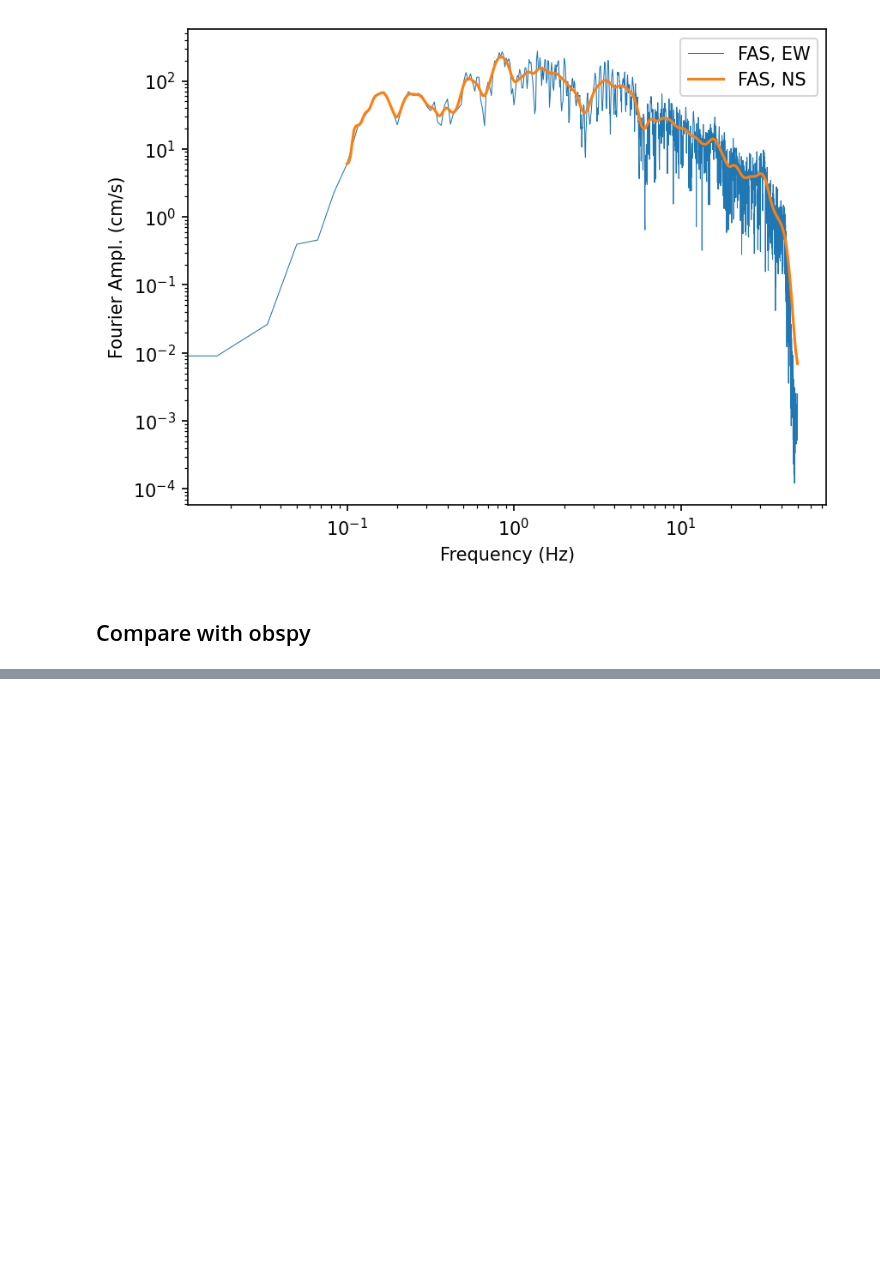
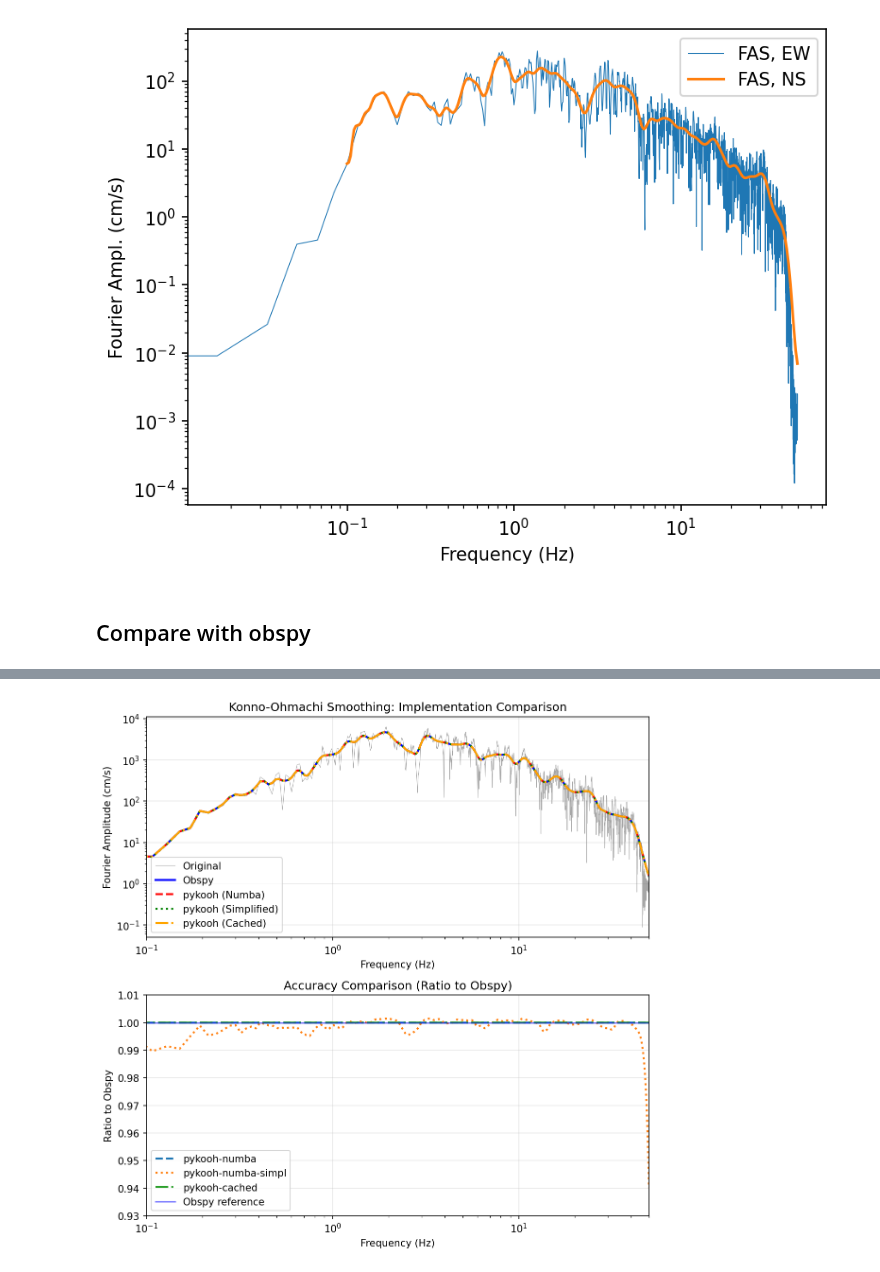
Before and after one commit to arkottke/pykooh, a Jupyter notebook: example.ipynb, the cells around one changed output, grey strips where cells are left out. Drawn from its saved outputs; the diff is of its cells as text; code cells hidden in the pictures; blank space fills up the shorter version.

```diff
--- a/example.ipynb
+++ b/example.ipynb
@@ -170,24 +152,12 @@ fa_raw = fa_raw.astype(np.float64)
 ## Compare with obspy
 # %%
 bw = 40
-
-cached = pykooh.CachedSmoother(freqs, freqs, bandwidth=bw, normalize=False)
-
+cached = pykooh.CachedSmoother(freqs, freqs, bandwidth=bw, normalize=True)
 smoothed = {
-    "pykooh-numba": pykooh.smooth(
-        freqs, freqs, fa_raw, bw, use_cython=False, normalize=False
-    ),
+    "pykooh-numba": pykooh.smooth(freqs, freqs, fa_raw, bw, normalize=True),
     "pykooh-numba-simpl": pykooh.smooth(
-        freqs, freqs, fa_raw, bw, use_cython=False, normalize=False, simplified=True
+        freqs, freqs, fa_raw, bw, normalize=True, simplified=True
     ),
     "pykooh-cached": cached(fa_raw),
-    "obspy": konno_ohmachi_smoothing(fa_raw, freqs, bw, normalize=False),
+    "obspy": konno_ohmachi_smoothing(fa_raw, freqs, bw, normalize=True),
 }
-
-try:
-    smoothed["pykooh-cython"] = pykooh.smooth(
-        freqs, freqs, fa_raw, bw, use_cython=True, normalize=False
-    )
-except ImportError:
-    print("Cython not available, skipping pykooh-cython")
-    pass
@@ -203,2 +171,70 @@ pykooh-numba-simpl: 0.9379 - 1.0000 (0.99)
 pykooh-cached: 1.0000 - 1.0000 (1.00)
 obspy: 1.0000 - 1.0000 (1.00)
+# %%
+# Create a comprehensive comparison plot for README
+fig, (ax1, ax2) = plt.subplots(2, 1, figsize=(8, 8))
+
+# Top plot: Smoothed spectra comparison
+ax1.loglog(freqs, fa_raw, label="Original", linewidth=0.5, alpha=0.7, color="gray")
+ax1.loglog(freqs, smoothed["obspy"], label="Obspy", linewidth=2, color="blue")
+ax1.loglog(
+    freqs,
+    smoothed["pykooh-numba"],
+    label="pykooh (Numba)",
+    linewidth=2,
+    linestyle="--",
+    color="red",
+)
+ax1.loglog(
+    freqs,
+    smoothed["pykooh-numba-simpl"],
+    label="pykooh (Simplified)",
+    linewidth=2,
+    linestyle=":",
+    color="green",
+)
+ax1.loglog(
+    freqs,
+    smoothed["pykooh-cached"],
+    label="pykooh (Cached)",
+    linewidth=2,
+    linestyle="-.",
+    color="orange",
+)
+
+ax1.set_xlabel("Frequency (Hz)")
+ax1.set_ylabel("Fourier Amplitude (cm/s)")
+ax1.set_title("Konno-Ohmachi Smoothing: Implementation Comparison")
+ax1.legend()
+ax1.grid(True, alpha=0.3)
+ax1.set_xlim(0.1, 50)
+
+# Bottom plot: Ratio to obspy implementation
+for label, smoothed_data in smoothed.items():
+    if label != "obspy":
+        ratio = smoothed_data / smoothed["obspy"]
+        linestyle = (
+            "--"
+            if "numba" in label and "simpl" not in label
+            else ":"
+            if "simpl" in label
+            else "-."
+        )
+        ax2.semilogx(freqs, ratio, label=label, linewidth=2, linestyle=linestyle)
+
+ax2.axhline(y=1.0, color="blue", linestyle="-", alpha=0.5, label="Obspy reference")
+ax2.set_xlabel("Frequency (Hz)")
+ax2.set_ylabel("Ratio to Obspy")
+ax2.set_title("Accuracy Comparison (Ratio to Obspy)")
+ax2.legend()
+ax2.grid(True, alpha=0.3)
+ax2.set_xlim(0.1, 50)
+ax2.set_ylim(0.93, 1.01)
+
+plt.tight_layout()
+plt.savefig("comparison_plot.png", dpi=150, bbox_inches="tight")
+plt.show()
+
+print("\nComparison plot saved as 'comparison_plot.png'")
+# %% [output]
+[figure, added]
```
Also changed, not shown: parts of 19 cells of this notebook, 16 other files.
